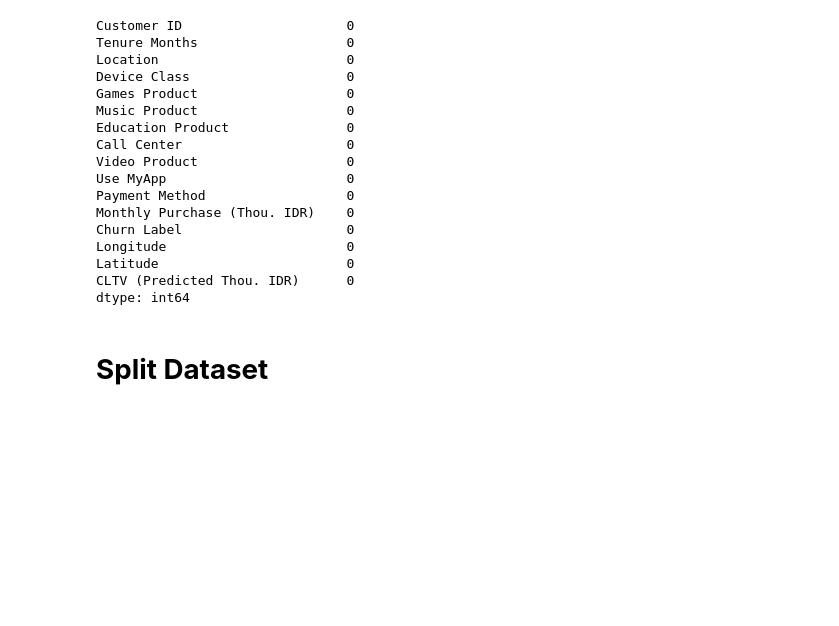
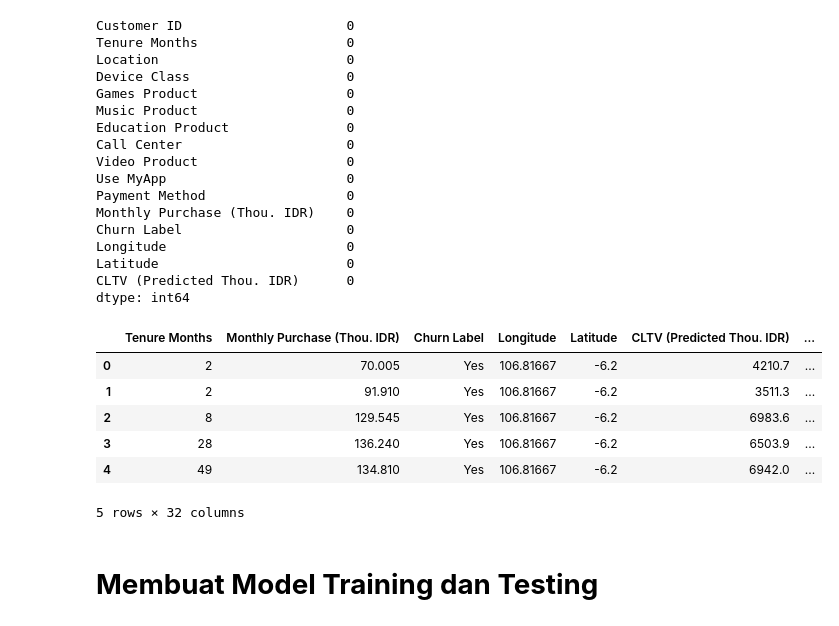
Before and after one commit to masfudindc/DSW_2023, a Jupyter notebook: dsw.ipynb, the cells around one changed output. Drawn from its saved outputs; the diff is of its cells as text; code cells hidden in the pictures; blank space fills up the shorter version.

```diff
--- a/dsw.ipynb
+++ b/dsw.ipynb
@@ -62,13 +84,31 @@ Longitude                       0
 Latitude                        0
 CLTV (Predicted Thou. IDR)      0
 dtype: int64
+# %%
+kolomcv = ['Monthly Purchase (Thou. IDR)', 'Longitude', 'Latitude', 'CLTV (Predicted Thou. IDR)']
+
+# menghilangkan koma pada kolom Monthly Purchase (Thou. IDR)
+df[kolomcv] = df[kolomcv].apply(lambda x: x.str.replace(',', '.')).astype(float)
+
+# convert kolom 'Monthly Purchase (Thou. IDR)' ke float
+# df[kolomcv] = df[kolomcv].astype(float)
 # %%
 # Drop kolom customerID
 df.drop('Customer ID', axis=1, inplace=True)
 # %%
-# Convert categorical variables to numerical variables
+# mengubah data categorical variables ke numerical variables
 df = pd.get_dummies(df, columns=['Location', 'Device Class', 'Games Product', 'Music Product',
                                  'Education Product', 'Call Center', 'Video Product',
-                                 'Use MyApp', 'Payment Method', 'Churn Label'])
+                                 'Use MyApp', 'Payment Method'])
-# %% [markdown]
-# **Split Dataset**
+# %%
+df.head()
+# %% [output]
+|  | Tenure Months | Monthly Purchase (Thou. IDR) | Churn Label | Longitude | Latitude | CLTV (Predicted Thou. IDR) | ... |
+| 0 | 2 | 70.005 | Yes | 106.81667 | -6.2 | 4210.7 | ... |
+| 1 | 2 | 91.910 | Yes | 106.81667 | -6.2 | 3511.3 | ... |
+| 2 | 8 | 129.545 | Yes | 106.81667 | -6.2 | 6983.6 | ... |
+| 3 | 28 | 136.240 | Yes | 106.81667 | -6.2 | 6503.9 | ... |
+| 4 | 49 | 134.810 | Yes | 106.81667 | -6.2 | 6942.0 | ... |
+5 rows × 32 columns
+# %% [markdown]
+# **Membuat Model Training dan Testing**
```
Also changed, not shown: parts of 6 cells of this notebook.
